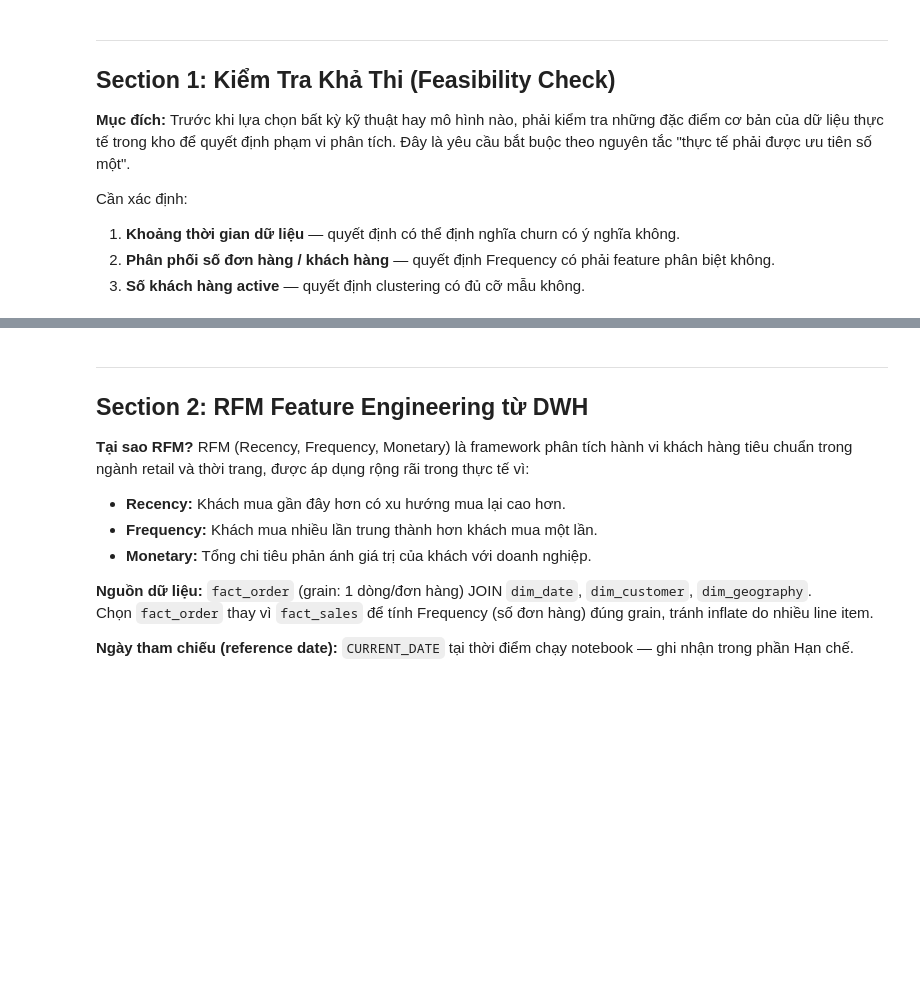
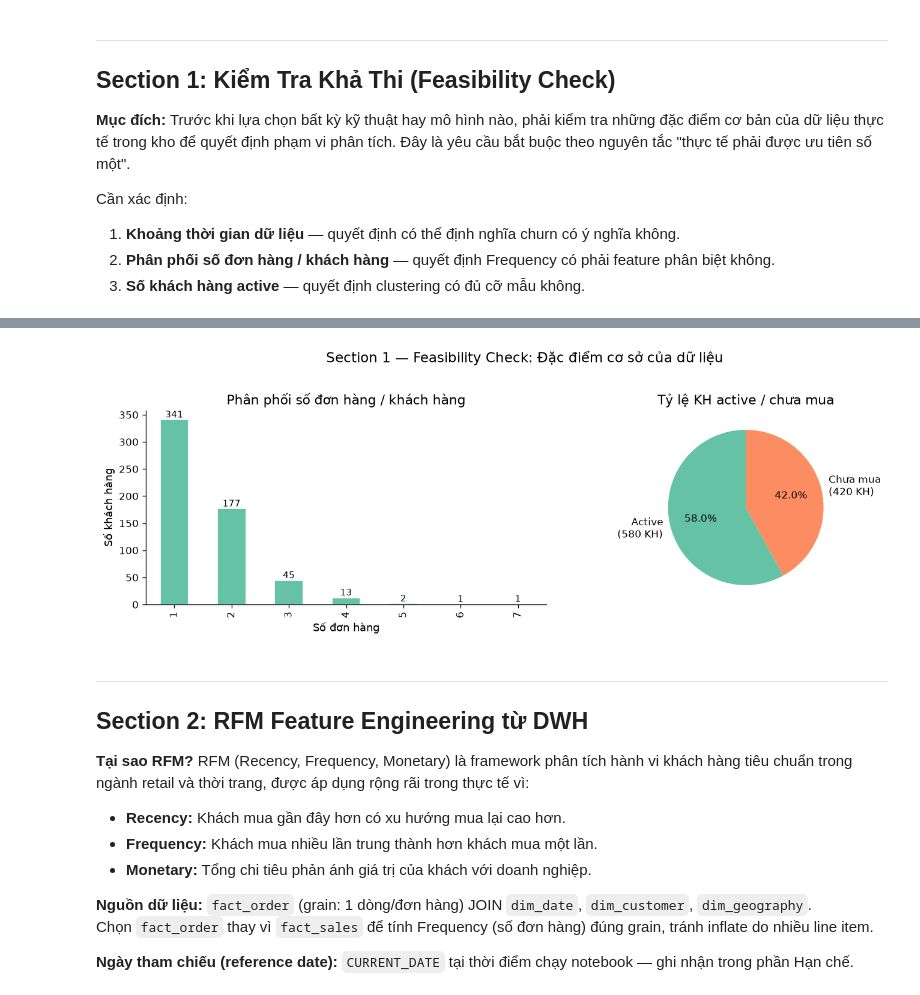
Before and after one commit to kung-da/european-fashion, a Jupyter notebook: notebooks/05_customer_segmentation.ipynb, the cells around one changed output, grey strips where cells are left out. Drawn from its saved outputs; the diff is of its cells as text; code cells hidden in the pictures; blank space fills up the shorter version.

```diff
--- a/notebooks/05_customer_segmentation.ipynb
+++ b/notebooks/05_customer_segmentation.ipynb
@@ -185,30 +241,32 @@ print("=" * 55)
 # %%
 # ── 1.4. Visualize phân phối đơn hàng ─────────────────────────────────────
 fig, axes = plt.subplots(1, 2, figsize=(12, 4))
 
 # Histogram frequency
 ax = axes[0]
 order_dist_df["order_count"].value_counts().sort_index().plot(
     kind="bar", ax=ax, color=sns.color_palette(PALETTE)[0], edgecolor="white"
 )
 ax.set_title("Phân phối số đơn hàng / khách hàng")
 ax.set_xlabel("Số đơn hàng")
 ax.set_ylabel("Số khách hàng")
 for p in ax.patches:
     ax.annotate(f"{int(p.get_height()):,}", (p.get_x() + p.get_width() / 2, p.get_height()),
                 ha="center", va="bottom", fontsize=9)
 
 # Pie chart active vs inactive
 ax2 = axes[1]
 labels = [f"Active\n({active_customers:,} KH)", f"Chưa mua\n({inactive_customers:,} KH)"]
 sizes  = [active_customers, inactive_customers]
 colors = sns.color_palette(PALETTE)[:2]
 ax2.pie(sizes, labels=labels, colors=colors, autopct="%1.1f%%", startangle=90)
 ax2.set_title("Tỷ lệ KH active / chưa mua")
 
-fig.suptitle("Section 1 — Feasibility Check: Đặc điểm cơ sở của dữ liệu", fontsize=14, y=1.02)
-plt.tight_layout()
+fig.suptitle("Section 1 — Feasibility Check: Đặc điểm cơ sở của dữ liệu", fontsize=14, y=0.99)
+plt.tight_layout(rect=[0, 0, 1, 0.95])
 plt.show()
+# %% [output]
+[figure, added]
 # %% [markdown]
 ---
 ## Section 2: RFM Feature Engineering từ DWH
```
Also changed, not shown: parts of 28 cells of this notebook.
